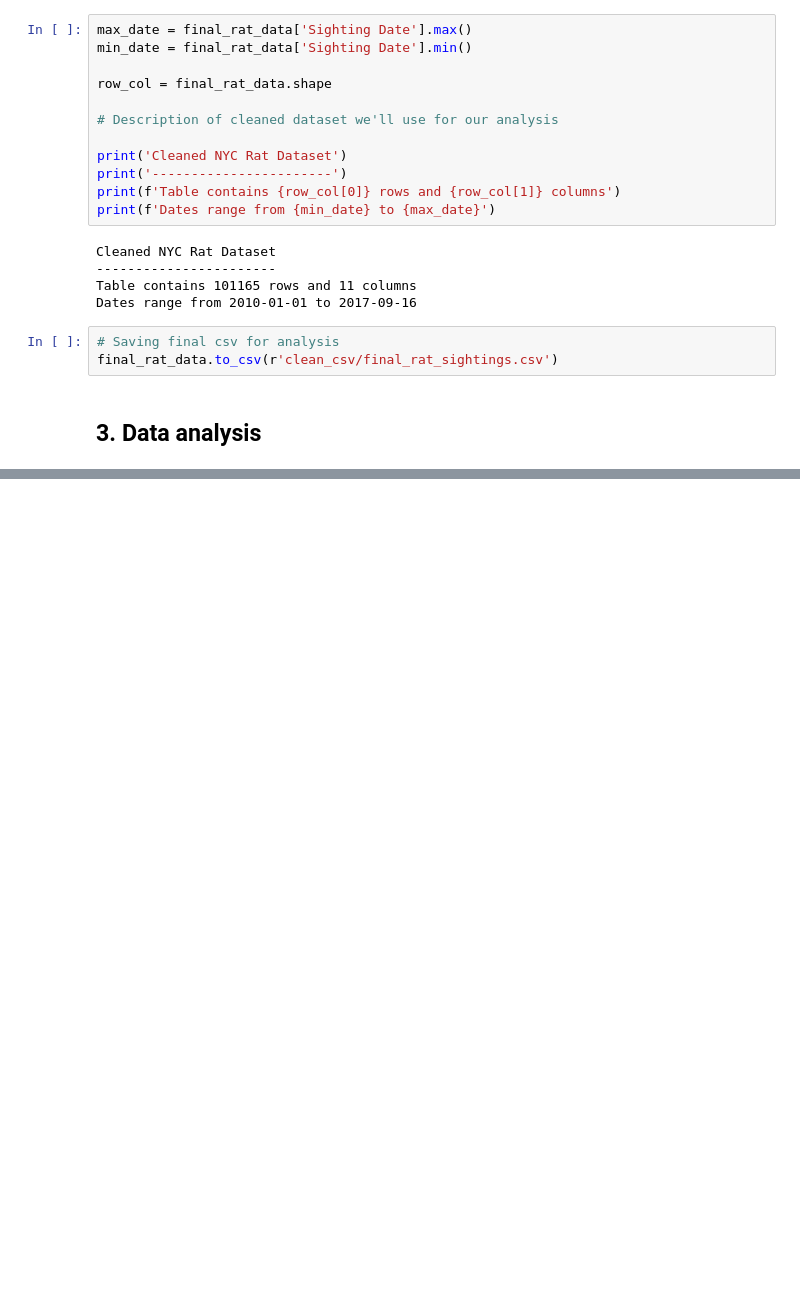
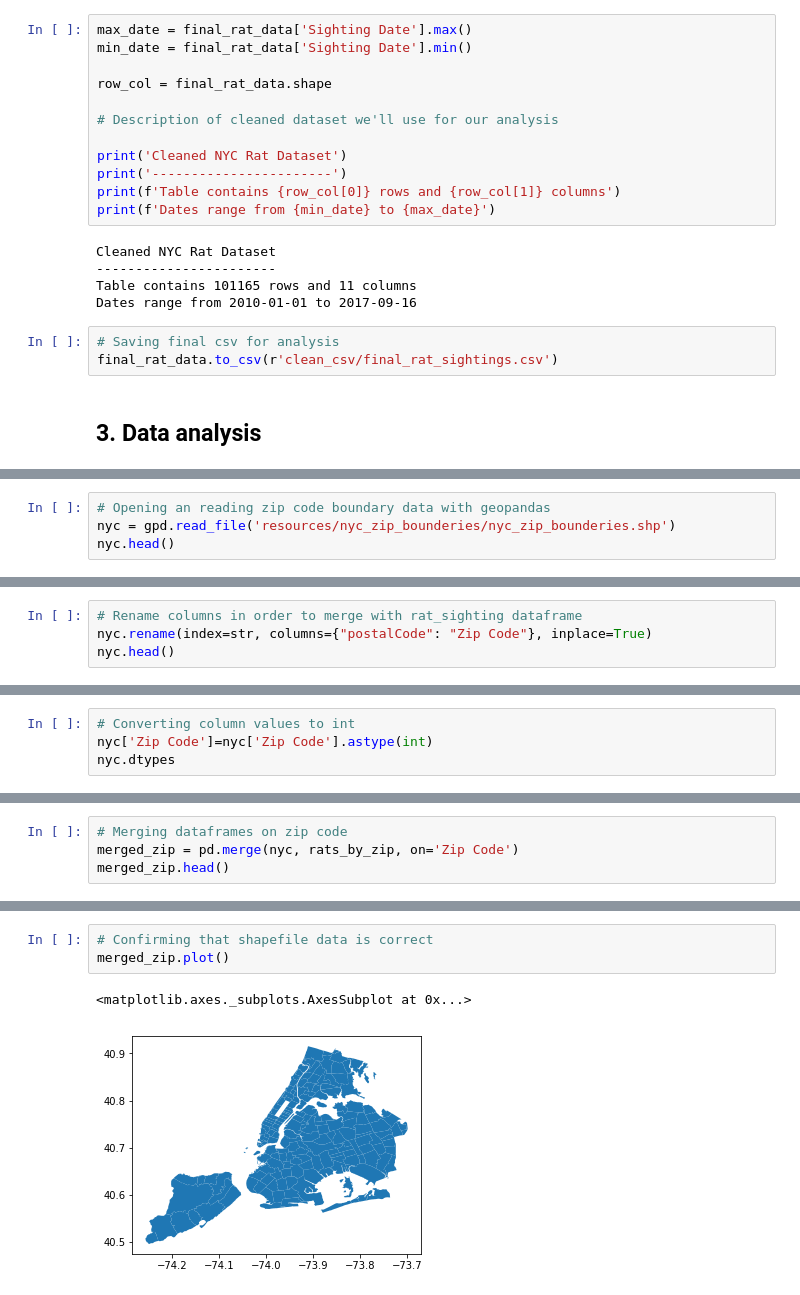
Before and after one commit to tiroger/nyc_rats, a Jupyter notebook: nyc_rat_sightings.ipynb, the cells around one changed output, grey strips where cells are left out. Drawn from its saved outputs; the diff is of its cells as text; blank space fills up the shorter version.

Commit message:
Geoplotting data

```diff
--- a/nyc_rat_sightings.ipynb
+++ b/nyc_rat_sightings.ipynb
@@ -273,0 +324,4 @@ final_rat_data.to_csv(r'clean_csv/final_rat_sightings.csv')
+# %%
+# Opening an reading zip code boundary data with geopandas
+nyc = gpd.read_file('resources/nyc_zip_bounderies/nyc_zip_bounderies.shp')
+nyc.head()
@@ -273,0 +335,4 @@ final_rat_data.to_csv(r'clean_csv/final_rat_sightings.csv')
+# %%
+# Rename columns in order to merge with rat_sighting dataframe
+nyc.rename(index=str, columns={"postalCode": "Zip Code"}, inplace=True)
+nyc.head()
@@ -273,0 +364,4 @@ final_rat_data.to_csv(r'clean_csv/final_rat_sightings.csv')
+# %%
+# Converting column values to int
+nyc['Zip Code']=nyc['Zip Code'].astype(int)
+nyc.dtypes
@@ -273,0 +382,4 @@ final_rat_data.to_csv(r'clean_csv/final_rat_sightings.csv')
+# %%
+# Merging dataframes on zip code
+merged_zip = pd.merge(nyc, rats_by_zip, on='Zip Code')
+merged_zip.head()
@@ -273,0 +393,6 @@ final_rat_data.to_csv(r'clean_csv/final_rat_sightings.csv')
+# %%
+# Confirming that shapefile data is correct
+merged_zip.plot()
+# %% [output]
+<matplotlib.axes._subplots.AxesSubplot at 0x...>
+[figure, added]
```
Also changed, not shown: parts of 18 cells of this notebook, 13 other files.
